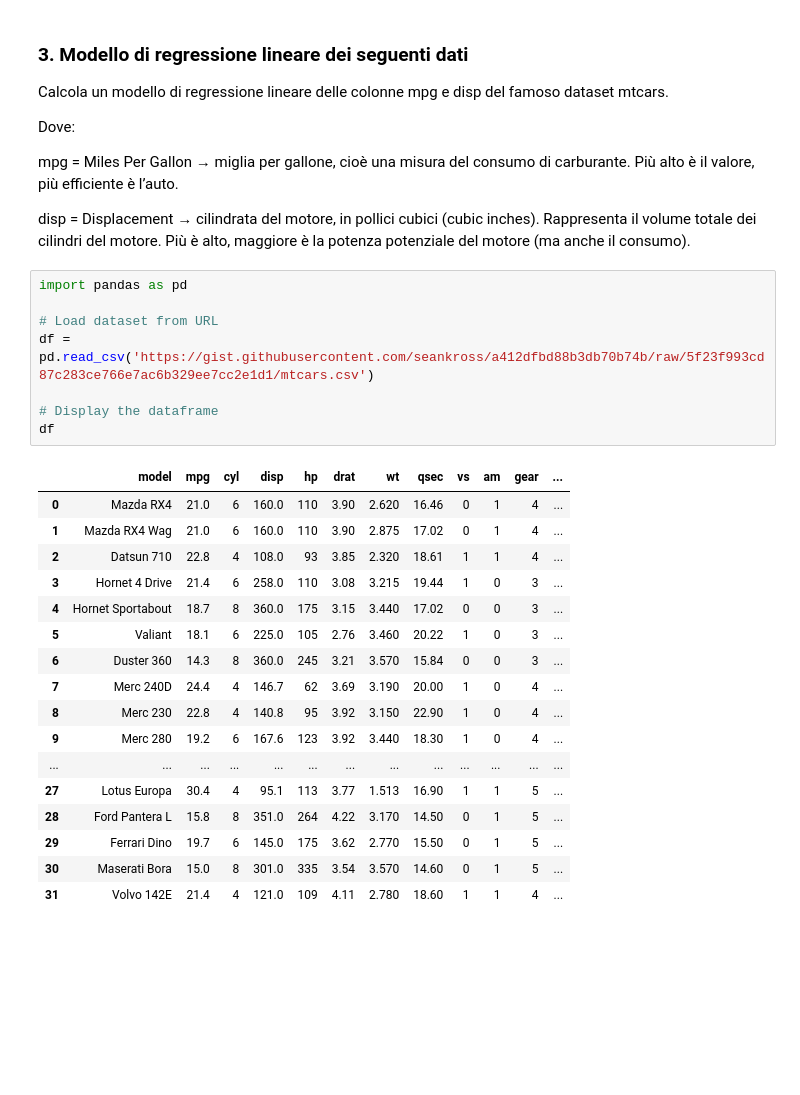
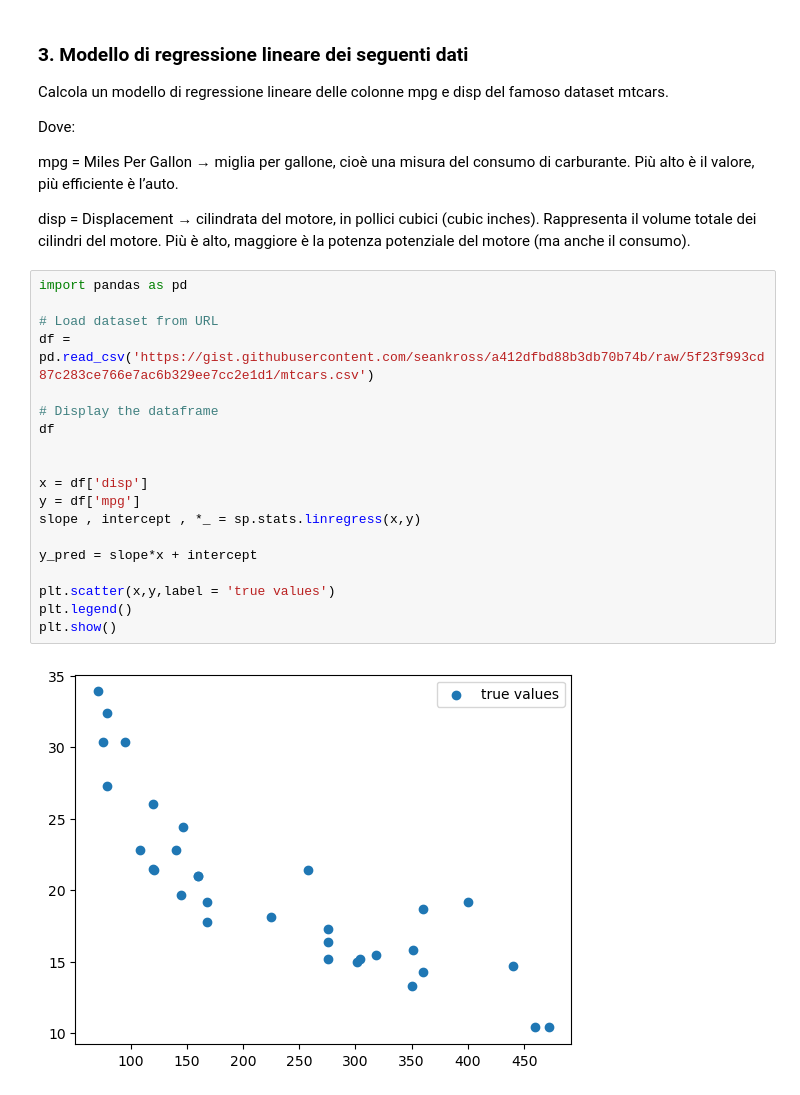
Before and after one commit to fbedeschi/laboratorio2_programmazione, a Jupyter notebook: 7.4_esercizi_lez7.ipynb, the cells around one changed output. Drawn from its saved outputs; the diff is of its cells as text; blank space fills up the shorter version.

```diff
--- a/7.4_esercizi_lez7.ipynb
+++ b/7.4_esercizi_lez7.ipynb
@@ -42,26 +80,21 @@ disp = Displacement → cilindrata del motore, in pollici cubici (cubic inches).
 # %%
 import pandas as pd
 
 # Load dataset from URL
 df = pd.read_csv('https://gist.githubusercontent.com/seankross/a412dfbd88b3db70b74b/raw/5f23f993cd87c283ce766e7ac6b329ee7cc2e1d1/mtcars.csv')
 
 # Display the dataframe
 df
+
+
+x = df['disp']
+y = df['mpg']
+slope , intercept , *_ = sp.stats.linregress(x,y)
+
+y_pred = slope*x + intercept
+
+plt.scatter(x,y,label = 'true values')
+plt.legend()
+plt.show()
 # %% [output]
-|  | model | mpg | cyl | disp | hp | drat | wt | qsec | vs | am | gear | ... |
-| 0 | Mazda RX4 | 21.0 | 6 | 160.0 | 110 | 3.90 | 2.620 | 16.46 | 0 | 1 | 4 | ... |
-| 1 | Mazda RX4 Wag | 21.0 | 6 | 160.0 | 110 | 3.90 | 2.875 | 17.02 | 0 | 1 | 4 | ... |
-| 2 | Datsun 710 | 22.8 | 4 | 108.0 | 93 | 3.85 | 2.320 | 18.61 | 1 | 1 | 4 | ... |
-| 3 | Hornet 4 Drive | 21.4 | 6 | 258.0 | 110 | 3.08 | 3.215 | 19.44 | 1 | 0 | 3 | ... |
-| 4 | Hornet Sportabout | 18.7 | 8 | 360.0 | 175 | 3.15 | 3.440 | 17.02 | 0 | 0 | 3 | ... |
-| 5 | Valiant | 18.1 | 6 | 225.0 | 105 | 2.76 | 3.460 | 20.22 | 1 | 0 | 3 | ... |
-| 6 | Duster 360 | 14.3 | 8 | 360.0 | 245 | 3.21 | 3.570 | 15.84 | 0 | 0 | 3 | ... |
-| 7 | Merc 240D | 24.4 | 4 | 146.7 | 62 | 3.69 | 3.190 | 20.00 | 1 | 0 | 4 | ... |
-| 8 | Merc 230 | 22.8 | 4 | 140.8 | 95 | 3.92 | 3.150 | 22.90 | 1 | 0 | 4 | ... |
-| 9 | Merc 280 | 19.2 | 6 | 167.6 | 123 | 3.92 | 3.440 | 18.30 | 1 | 0 | 4 | ... |
-| ... | ... | ... | ... | ... | ... | ... | ... | ... | ... | ... | ... | ... |
-| 27 | Lotus Europa | 30.4 | 4 | 95.1 | 113 | 3.77 | 1.513 | 16.90 | 1 | 1 | 5 | ... |
-| 28 | Ford Pantera L | 15.8 | 8 | 351.0 | 264 | 4.22 | 3.170 | 14.50 | 0 | 1 | 5 | ... |
-| 29 | Ferrari Dino | 19.7 | 6 | 145.0 | 175 | 3.62 | 2.770 | 15.50 | 0 | 1 | 5 | ... |
-| 30 | Maserati Bora | 15.0 | 8 | 301.0 | 335 | 3.54 | 3.570 | 14.60 | 0 | 1 | 5 | ... |
-| 31 | Volvo 142E | 21.4 | 4 | 121.0 | 109 | 4.11 | 2.780 | 18.60 | 1 | 1 | 4 | ... |
+[figure, added]
```
Also changed, not shown: parts of 3 cells of this notebook.
